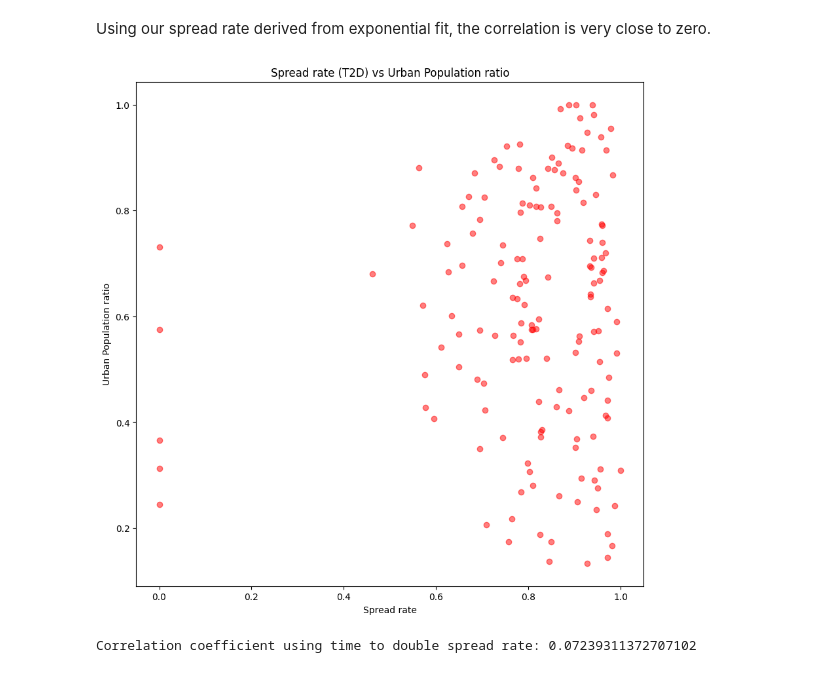
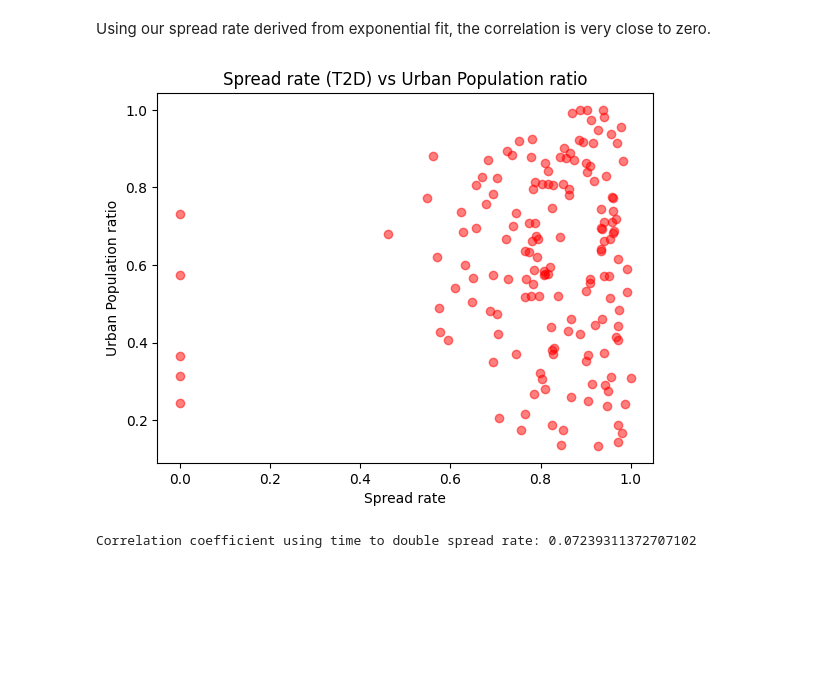
Before and after one commit to BigBaz54/Covid_spread, a Jupyter notebook: urbanization.ipynb, the cells around one changed output. Saved outputs shown, nothing was run; the diff lists cells and outputs as text; code cells hidden in the pictures; blank space fills up the shorter version.

```diff
--- a/urbanization.ipynb
+++ b/urbanization.ipynb
@@ -30,14 +30,13 @@ Correlation coefficient using exponential spread rate:  -0.07597682859124988
 # %% [markdown]
 Using our spread rate derived from exponential fit, the correlation is very close to zero.
 # %%
-plt.figure(figsize=(10, 10))
 plt.scatter(data_time['Spread rate'], data_time['Urban Population']/data_time['Total Population'], c='red', alpha=0.5)
 plt.xlabel('Spread rate')
 plt.ylabel('Urban Population ratio')
 plt.title('Spread rate (T2D) vs Urban Population ratio')
 plt.show()
 # %% [output]
-[figure, old version]
+[figure, new version]
 # %%
 corrtime = data_time['Spread rate'].corr(data_time['Urban Population']/data_time['Total Population'])
 print('Correlation coefficient using time to double spread rate:', corrtime)
```
Also changed, not shown: parts of 7 cells of this notebook.
